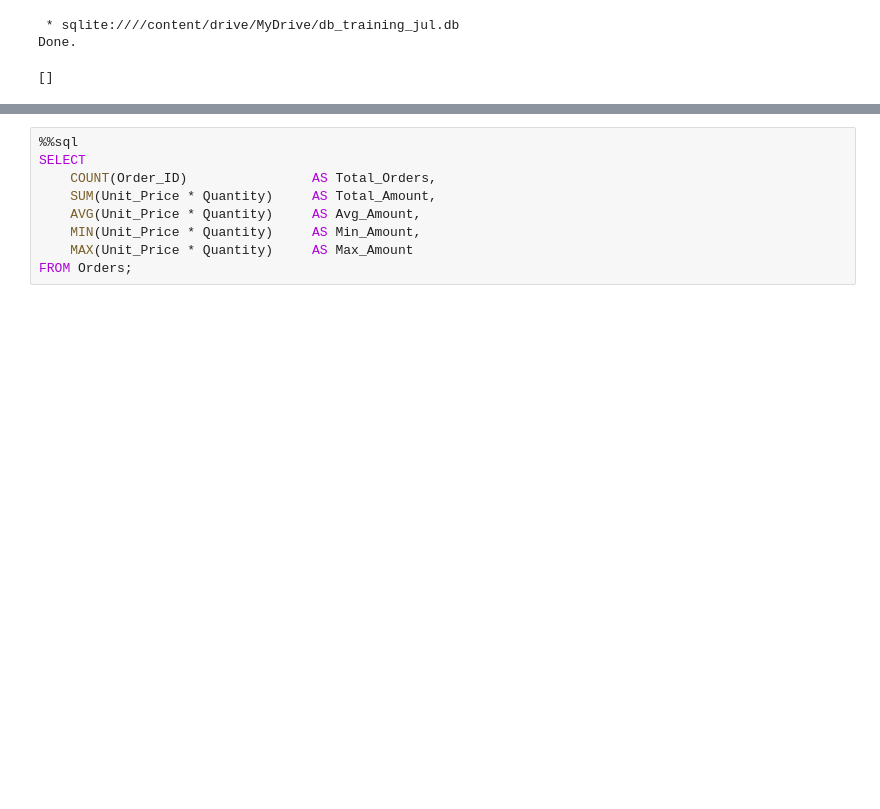
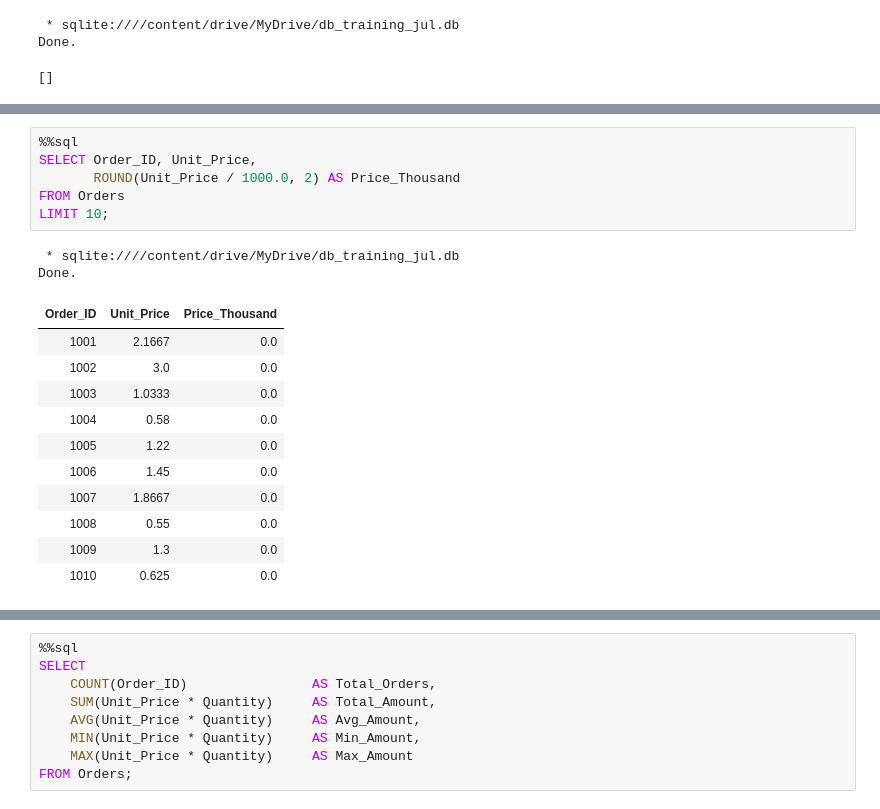
Before and after one commit to syanyong/SQL_Fundamental_SCGP_Hands_on, a Jupyter notebook: SQL_Fundamental_SCGP_Hands-on.ipynb, the cells around one changed output, grey strips where cells are left out. Cells and saved outputs as stored; diff of their text form; blank space fills up the shorter version.

```diff
--- a/SQL_Fundamental_SCGP_Hands-on.ipynb
+++ b/SQL_Fundamental_SCGP_Hands-on.ipynb
@@ -629,0 +639,20 @@ Done.
+# %%
+%%sql
+SELECT Order_ID, Unit_Price,
+       ROUND(Unit_Price / 1000.0, 2) AS Price_Thousand
+FROM Orders
+LIMIT 10;
+# %% [output]
+ * sqlite:////content/drive/MyDrive/db_training_jul.db
+Done.
+| Order_ID | Unit_Price | Price_Thousand |
+| 1001 | 2.1667 | 0.0 |
+| 1002 | 3.0 | 0.0 |
+| 1003 | 1.0333 | 0.0 |
+| 1004 | 0.58 | 0.0 |
+| 1005 | 1.22 | 0.0 |
+| 1006 | 1.45 | 0.0 |
+| 1007 | 1.8667 | 0.0 |
+| 1008 | 0.55 | 0.0 |
+| 1009 | 1.3 | 0.0 |
+| 1010 | 0.625 | 0.0 |
```
Also changed, not shown: parts of 57 cells of this notebook.
